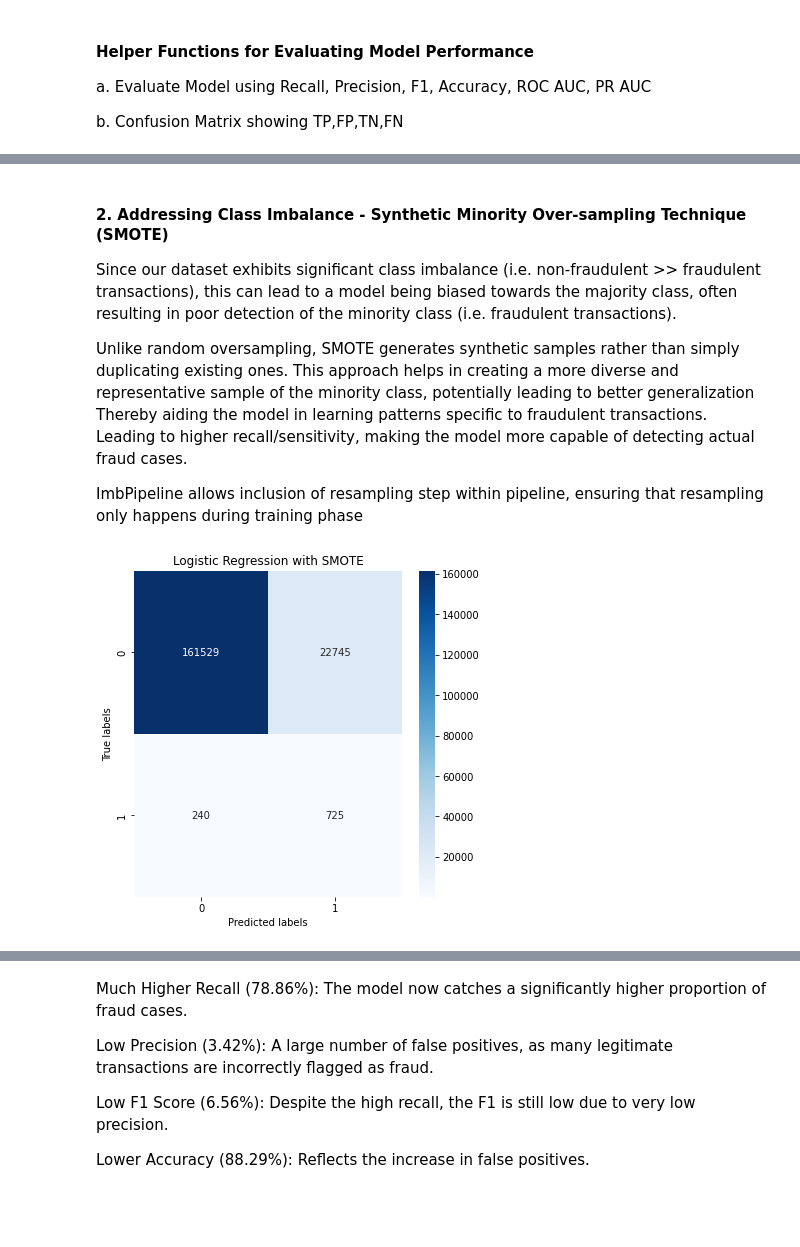
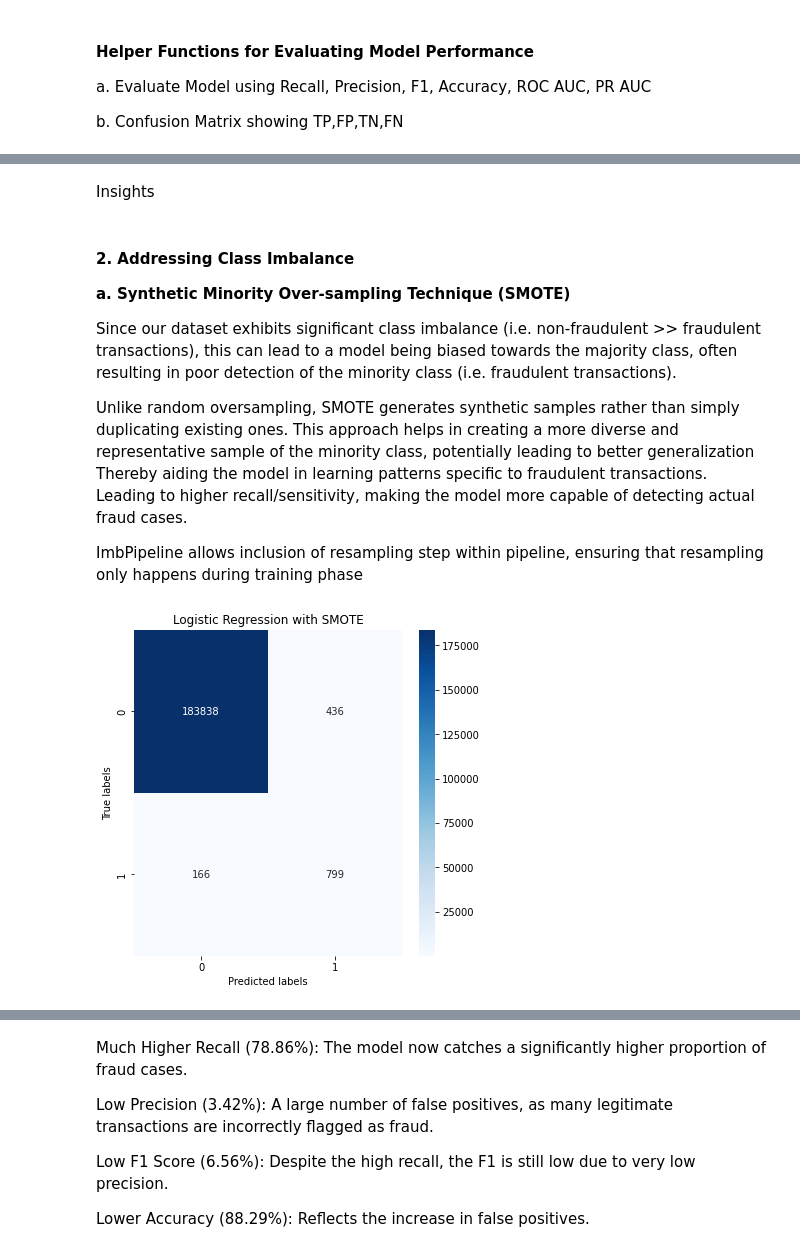
Before and after one commit to saxyrinchen/bt4012_project, a Jupyter notebook: XGBoost.ipynb, the cells around one changed output, grey strips where cells are left out. Drawn from its saved outputs; the diff is of its cells as text; code cells hidden in the pictures; blank space fills up the shorter version.

```diff
--- a/XGBoost.ipynb
+++ b/XGBoost.ipynb
@@ -83,16 +82,14 @@ Creating a **Pipeline*** for the following preprocessing steps:
 ****Pipeline()** helps to streamline processes especially since we are refining our models using different techniques like under/oversampling, hyperparameter tuning, etc.*
 # %%
 # numerical features - StandardScaler()
-numerical_cols = ['hour_of_day', 'merch_lat', 'merch_long', 'age', 'lat', 'long', 'amount(usd)']
+numerical_cols = ['hour_of_day', 'distance', 'amount(usd)']
 numeric_transformer = Pipeline(steps=[
     ('imputer', SimpleImputer(strategy='median')),
     ('scaler', StandardScaler())])
 
 
-
-
 # categorical features - OneHotEncoder()
-categorical_cols = ['day_of_week', 'category', 'gender', 'state', 'job_category']
+categorical_cols = ['day_of_week', 'category', 'gender','age_group', 'state', 'job_category']
 categorical_transformer = Pipeline(steps=[
     ('imputer', SimpleImputer(strategy='constant', fill_value='missing')),
     ('onehot', OneHotEncoder(handle_unknown='ignore'))])
@@ -134,7 +131,7 @@ def plot_confusion_matrix(y_true, y_pred, model_name):
 # %%
 base_model = Pipeline(steps=[
     ('preprocessor', preprocessor),
-    ('classifier', LogisticRegression(random_state=42))
+    ('classifier', xgb.XGBClassifier(random_state=42))
 ])
 
 base_model.fit(X_train, y_train)
@@ -169,5 +154,9 @@ Moderate PR AUC (24.60%): More relevant than ROC AUC in imbalanced contexts, ind
+# %% [markdown]
+Insights
 # %% [markdown]
-#### 2. Addressing Class Imbalance - Synthetic Minority Over-sampling Technique (SMOTE)
+#### 2. Addressing Class Imbalance
+**a. Synthetic Minority Over-sampling Technique (SMOTE)**
+
 Since our dataset exhibits significant class imbalance (i.e. non-fraudulent >> fraudulent transactions), this can lead to a model being biased towards the majority class, often resulting in poor detection of the minority class (i.e. fraudulent transactions).
 
 Unlike random oversampling, SMOTE generates synthetic samples rather than simply duplicating existing ones. This approach helps in creating a more diverse and representative sample of the minority class, potentially leading to better generalization Thereby aiding the model in learning patterns specific to fraudulent transactions. Leading to higher recall/sensitivity, making the model more capable of detecting actual fraud cases.
@@ -176,20 +165,20 @@ ImbPipeline allows inclusion of resampling step within pipeline, ensuring that r
 # %%
 model_SMOTE = ImbPipeline(steps=[
     ('preprocessor', preprocessor),
     ('smote', SMOTE(random_state=42)),
-    ('classifier', LogisticRegression(random_state=42))
+    ('classifier', xgb.XGBClassifier(random_state=42))
 ])
 
 # train model_SMOTE
 model_SMOTE.fit(X_train, y_train.values.ravel())  # ensures y_train is in the correct format
 
 # Predict on the validation set
 y_val_pred = model_SMOTE.predict(X_val)
 y_val_pred_prob = model_SMOTE.predict_proba(X_val)[:, 1] # probabilities for ROC AUC
 
 plot_confusion_matrix(y_true=y_val, y_pred=y_val_pred, model_name='Logistic Regression with SMOTE')
 # %% [output]
-[figure, old version]
+[figure, new version]
 # %%
 model_SMOTE_results = evaluate_model(y_true=y_val,
                              y_pred=y_val_pred,
```
Also changed, not shown: parts of 19 cells of this notebook, 2 other files.
